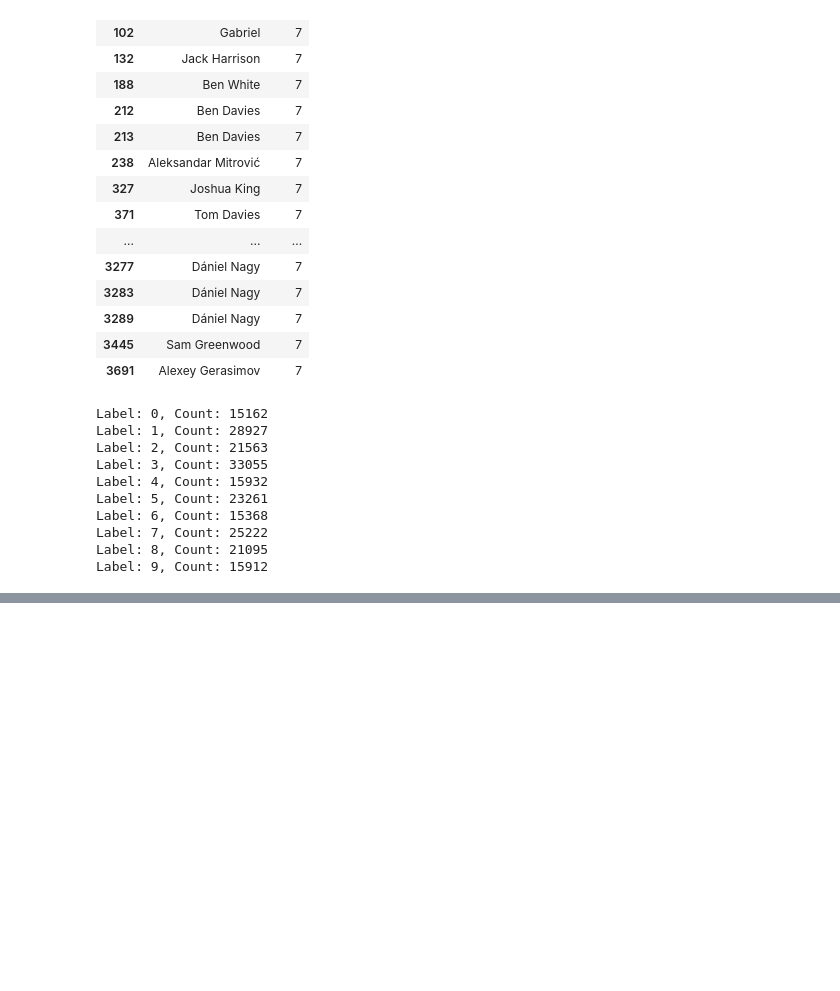
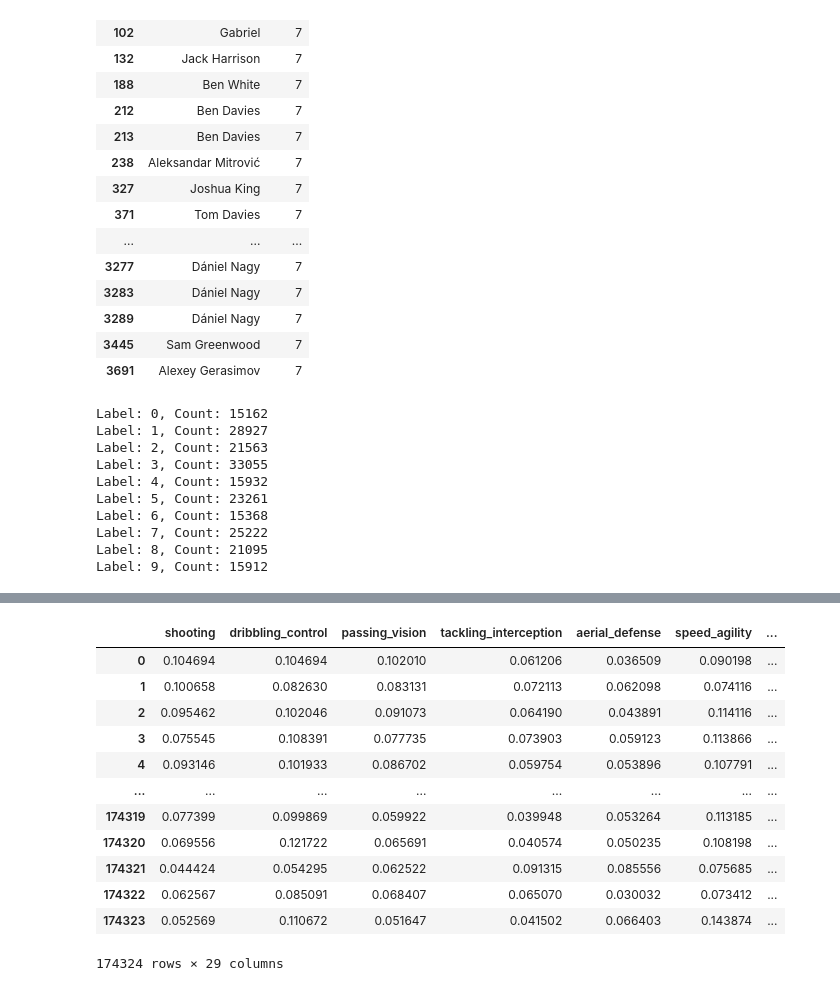
Before and after one commit to maximegoossens99/Moneyball, a Jupyter notebook: notebooks/Custom scaling & K-means + Position.ipynb, the cells around one changed output, grey strips where cells are left out. Drawn from its saved outputs; the diff is of its cells as text; code cells hidden in the pictures; blank space fills up the shorter version.

```diff
--- a/notebooks/Custom scaling & K-means + Position.ipynb
+++ b/notebooks/Custom scaling & K-means + Position.ipynb
@@ -850,0 +901,2 @@ Label: 9, Count: 15912
+# %%
+dfc.rename(str.strip, axis='columns', inplace = True)
@@ -850,0 +924,13 @@ Label: 9, Count: 15912
+# %%
+# Create a new dataset with the numerical features for the followings steps.
+
+columns_to_remove = ['nat', 'position', 'dob', 'age', 'height', 'weight',
+       'wage', 'last trans. fee', 'value', 'agg', 'jum', 'pun', 'vis', 'l th',
+       'lon', 'otb', 'tck', 'tec', 'tea', 'cmp', 'fre', 'ref', 'pos', 'pen',
+       'pas', 'fla', 'ant', 'cro', 'mar', 'ldr', 'cor', 'cnt', 'det', 'dec',
+       'hea', 'fir', 'com', 'acc', 'pac', 'aer', 'str', 'thr', 'han', 'ecc',
+       'dri', 'bal', 'kic', 'sta', 'agi', 'wor', 'bra', 'cmd', 'fin', '1v1',
+       'tro', 'division_rating', 'nat_rating', 'club_rating']
+
+# Remove specified columns
+dfc.drop(columns=columns_to_remove, inplace=True)
@@ -850,0 +970,4 @@ Label: 9, Count: 15912
+# %%
+#scaled_df_label_score = scaled_df_label_score.rename(columns={'Name': 'name'})
+scaled_df_label_score['name'] = dfgf['Name']
+scaled_df_label_score
@@ -850,0 +988,19 @@ Label: 9, Count: 15912
+# %%
+scaled_df_label_score = scaled_df_label_score.reset_index(drop=True)
+# %%
+merged_df = pd.merge(scaled_df_label_score, dfc, left_index=True, right_index=True)
+merged_df
+# %% [output]
+|  | shooting | dribbling_control | passing_vision | tackling_interception | aerial_defense | speed_agility | ... |
+| 0 | 0.104694 | 0.104694 | 0.102010 | 0.061206 | 0.036509 | 0.090198 | ... |
+| 1 | 0.100658 | 0.082630 | 0.083131 | 0.072113 | 0.062098 | 0.074116 | ... |
+| 2 | 0.095462 | 0.102046 | 0.091073 | 0.064190 | 0.043891 | 0.114116 | ... |
+| 3 | 0.075545 | 0.108391 | 0.077735 | 0.073903 | 0.059123 | 0.113866 | ... |
+| 4 | 0.093146 | 0.101933 | 0.086702 | 0.059754 | 0.053896 | 0.107791 | ... |
+| ... | ... | ... | ... | ... | ... | ... | ... |
+| 174319 | 0.077399 | 0.099869 | 0.059922 | 0.039948 | 0.053264 | 0.113185 | ... |
+| 174320 | 0.069556 | 0.121722 | 0.065691 | 0.040574 | 0.050235 | 0.108198 | ... |
+| 174321 | 0.044424 | 0.054295 | 0.062522 | 0.091315 | 0.085556 | 0.075685 | ... |
+| 174322 | 0.062567 | 0.085091 | 0.068407 | 0.065070 | 0.030032 | 0.073412 | ... |
+| 174323 | 0.052569 | 0.110672 | 0.051647 | 0.041502 | 0.066403 | 0.143874 | ... |
+174324 rows × 29 columns
```
Also changed, not shown: parts of 30 cells of this notebook.
